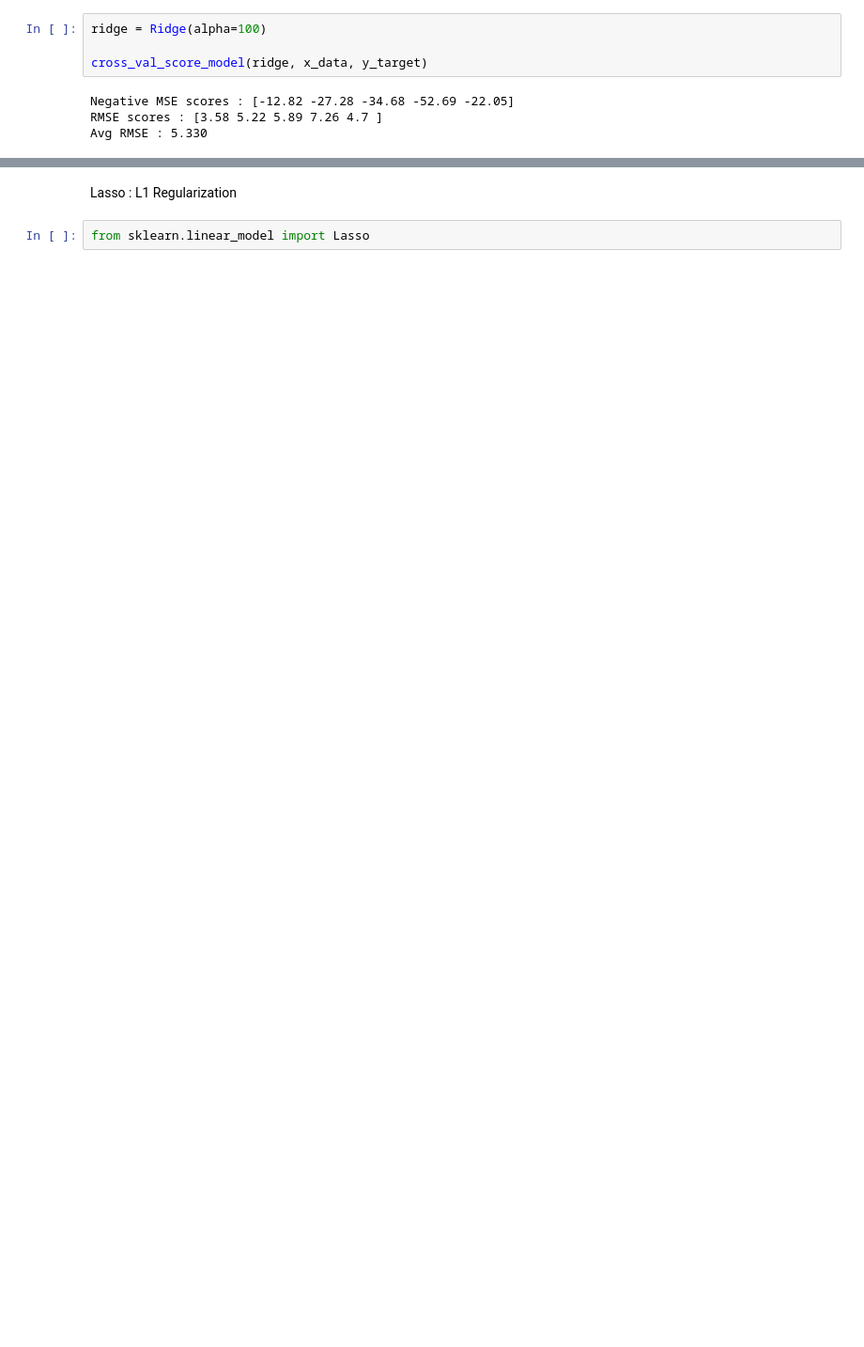
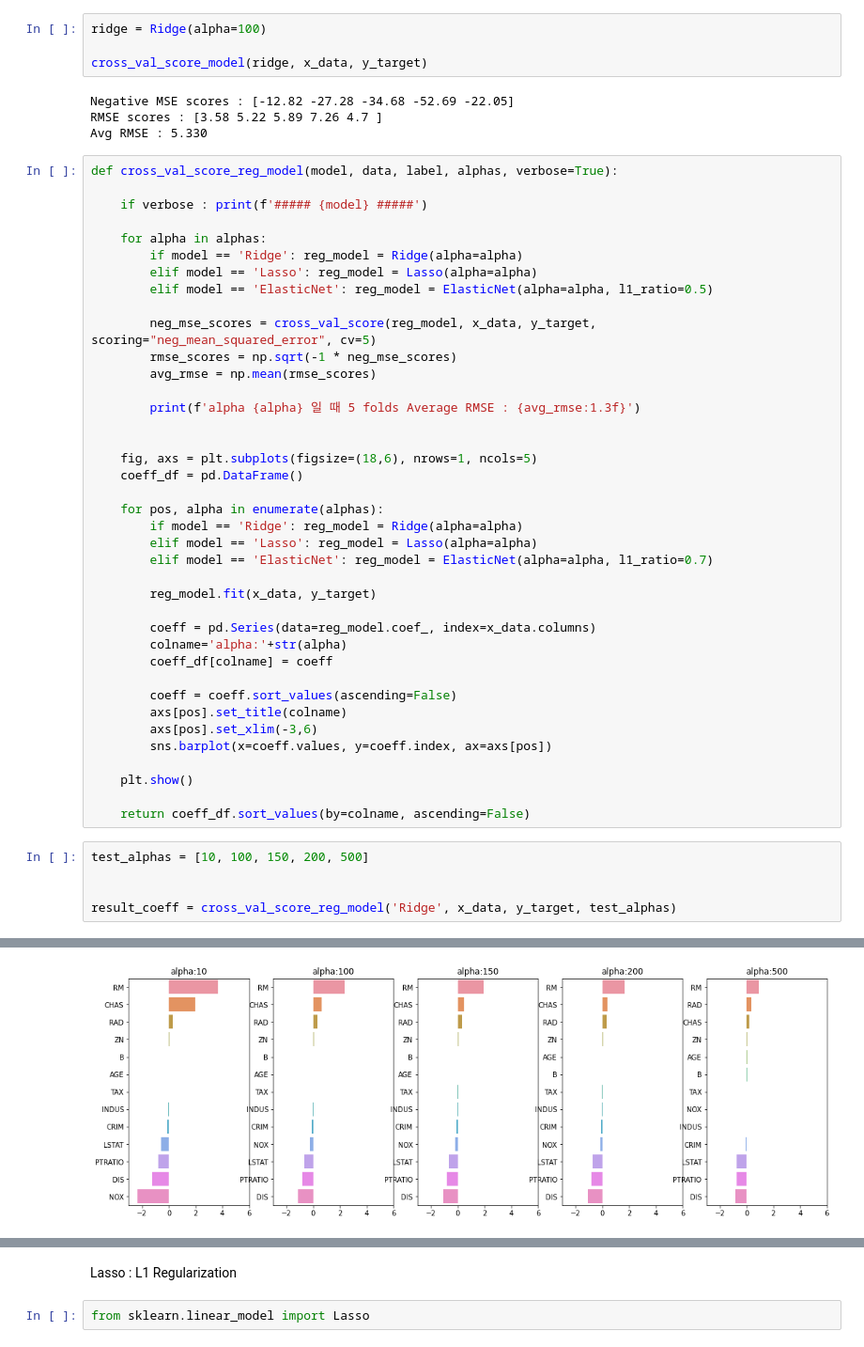
Before and after one commit to Matlab7/sv_ml_study, a Jupyter notebook: assignments/donggeol.yang/week04_regression/regression_trial1.ipynb, the cells around one changed output, grey strips where cells are left out. Shown: that part at 94% size. Drawn from its saved outputs; the diff is of its cells as text; blank space fills up the shorter version.

```diff
--- a/assignments/donggeol.yang/week04_regression/regression_trial1.ipynb
+++ b/assignments/donggeol.yang/week04_regression/regression_trial1.ipynb
@@ -272,3 +349,48 @@ cross_val_score_model(ridge, x_data, y_target)
 Negative MSE scores : [-12.82 -27.28 -34.68 -52.69 -22.05]
 RMSE scores : [3.58 5.22 5.89 7.26 4.7 ]
 Avg RMSE : 5.330
+# %%
+def cross_val_score_reg_model(model, data, label, alphas, verbose=True):
+
+    if verbose : print(f'##### {model} #####')
+
+    for alpha in alphas:
+        if model == 'Ridge': reg_model = Ridge(alpha=alpha)
+        elif model == 'Lasso': reg_model = Lasso(alpha=alpha)
+        elif model == 'ElasticNet': reg_model = ElasticNet(alpha=alpha, l1_ratio=0.5)
+
+        neg_mse_scores = cross_val_score(reg_model, x_data, y_target, scoring="neg_mean_squared_error", cv=5)
+        rmse_scores = np.sqrt(-1 * neg_mse_scores)
+        avg_rmse = np.mean(rmse_scores)
+
+        print(f'alpha {alpha} 일 때 5 folds Average RMSE : {avg_rmse:1.3f}')
+
+
+    fig, axs = plt.subplots(figsize=(18,6), nrows=1, ncols=5)
+    coeff_df = pd.DataFrame()
+
+    for pos, alpha in enumerate(alphas):
+        if model == 'Ridge': reg_model = Ridge(alpha=alpha)
+        elif model == 'Lasso': reg_model = Lasso(alpha=alpha)
+        elif model == 'ElasticNet': reg_model = ElasticNet(alpha=alpha, l1_ratio=0.7)
+
+        reg_model.fit(x_data, y_target)
+
+        coeff = pd.Series(data=reg_model.coef_, index=x_data.columns)
+        colname='alpha:'+str(alpha)
+        coeff_df[colname] = coeff
+
+        coeff = coeff.sort_values(ascending=False)
+        axs[pos].set_title(colname)
+        axs[pos].set_xlim(-3,6)
+        sns.barplot(x=coeff.values, y=coeff.index, ax=axs[pos])
+
+    plt.show()
+
+    return coeff_df.sort_values(by=colname, ascending=False)
+# %%
+test_alphas = [10, 100, 150, 200, 500]
+
+
+result_coeff = cross_val_score_reg_model('Ridge', x_data, y_target, test_alphas)
+# %% [output]
@@ -274,0 +403 @@ Avg RMSE : 5.330
+[figure, added]
```
Also changed, not shown: parts of 25 cells of this notebook, 1 other file.
